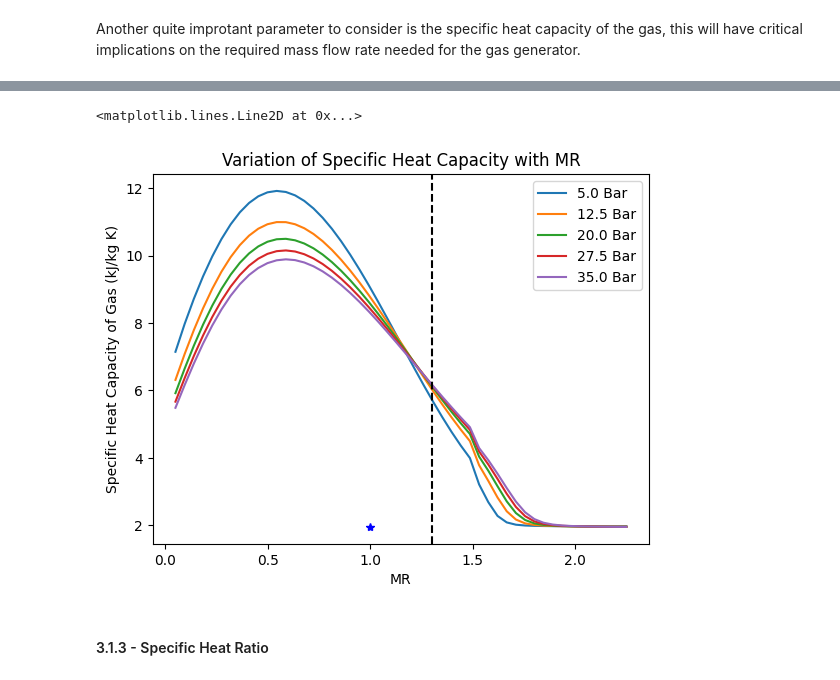
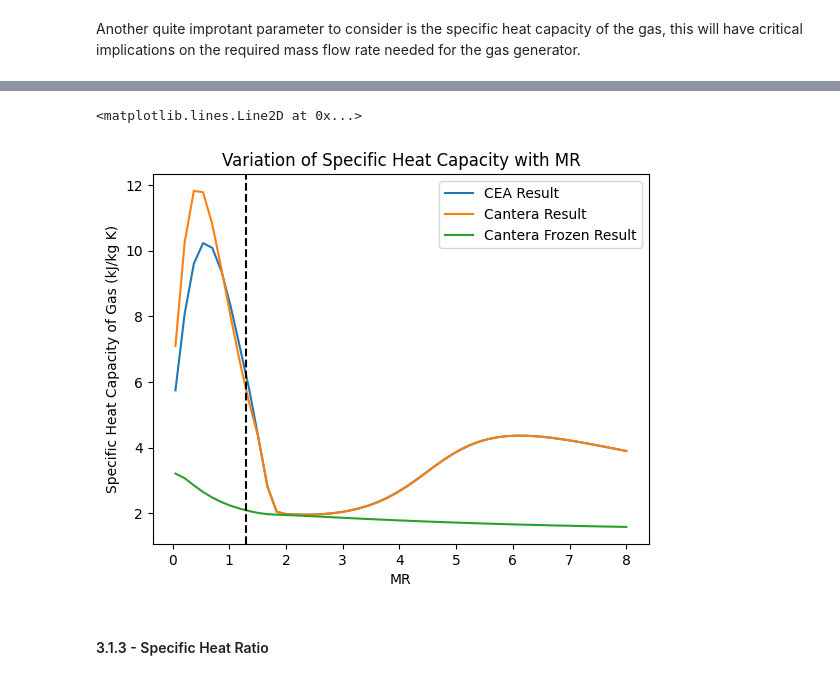
Before and after one commit to EliasAoubala/MermaidManBarnacleBoy, a Jupyter notebook: docs/fluidics/gas_generator.ipynb, the cells around one changed output, grey strips where cells are left out. Cells and saved outputs as stored; diff of their text form; code cells hidden in the pictures.

Commit message:
Added cantera solution to the gas generator sizing

```diff
--- a/docs/fluidics/gas_generator.ipynb
+++ b/docs/fluidics/gas_generator.ipynb
@@ -69,6 +71,12 @@ cea = CEA_Obj(
     density_units="kg/m^3",
     specific_heat_units="J/kg-K",
 )
+
+ctr = CombustionCantera(fuel="C3H8O,2propanol",
+                        oxidiser="N2O",
+                        species_file="n2o_ipa.yaml",
+                        look_up=False,
+                        look_up_file = "combustion_date.csv")
 # %% [markdown]
 #### 3.1.1 - Combustion Temperature
 # %% [markdown]
@@ -76,9 +119,11 @@ We can assume the following chamber conditions for the gas generator
 # %%
-P_array = np.linspace(5, 35, 4)
+P_array = np.linspace(10, 35, 4)
 
-O_F_array = np.arange(0.25, 3 + 0.25, 0.25)
+O_F_array = np.arange(0.25, 6, 0.25)
 
 T_add_array = np.zeros((O_F_array.size, P_array.size))
+
+T_add_can_array = np.zeros((O_F_array.size, P_array.size))
 
 i = 0
 for o_f in O_F_array:
@@ -88,6 +133,11 @@ for o_f in O_F_array:
 
         T_add = cea.get_Temperatures(Pc=P, MR=o_f)[0]
 
+        T_add_can = ctr.get_thermo_prop(
+            Pcc=P * 1e5, MR=o_f, frozen=False
+        ).get_temperature()
+
+        T_add_can_array[i, k] = T_add_can
         T_add_array[i, k]  = T_add
 
         k += 1
@@ -101,6 +167,7 @@ print(cea.get_Temperatures(Pc=20, MR=1)[0])
 i = 0
 for row in P_array:
     plt.plot(O_F_array, T_add_array[:, i], label = f"{row:0.1f} Bar")
+    plt.plot(O_F_array, T_add_can_array[:, i], label=f"{row:0.1f} Bar")
 
     i += 1
 plt.legend()
@@ -163,11 +230,15 @@ plt.plot(0.75, 800, marker="*", color="r")
 # %% [markdown]
 Another quite improtant parameter to consider is the specific heat capacity of the gas, this will have critical implications on the required mass flow rate needed for the gas generator.
 # %%
-P_array = np.linspace(5, 35, 5)
+P_array = np.array([25])
 
-O_F_array = np.linspace(0.05, 2.25, 50)
+O_F_array = np.linspace(0.05, 8, 50)
 
 cp_add_array = np.zeros((O_F_array.size, P_array.size))
+
+cp_cant_array = np.zeros((O_F_array.size, P_array.size))
+
+cp_cant_fz_array = np.zeros((O_F_array.size, P_array.size))
 
 T_add_array = np.zeros((O_F_array.size, P_array.size))
 
@@ -179,7 +250,17 @@ for o_f in O_F_array:
 
         Cp_add = cea.get_Chamber_Cp(Pc=P, MR=o_f)
 
+        cp_cant = ctr.get_thermo_prop(
+            Pcc=P * 1e5, MR=o_f, frozen=False
+        ).get_cp()
+
+        cp_cant_fz = ctr.get_thermo_prop(Pcc=P * 1e5, MR=o_f, frozen=True).get_cp()
+
         cp_add_array[i, k]  = Cp_add
+
+        cp_cant_array[i, k] = cp_cant
+
+        cp_cant_fz_array[i, k] = cp_cant_fz
 
         k += 1
 
@@ -187,18 +286,19 @@ for o_f in O_F_array:
 # %%
 i = 0
 for row in P_array:
-    plt.plot(O_F_array, cp_add_array[:, i]/1e3, label = f"{row} Bar")
+    plt.plot(O_F_array, cp_add_array[:, i]/1e3, label = f"CEA Result")
+    plt.plot(O_F_array, cp_cant_array[:, i] / 1e3, label=f"Cantera Result")
+    plt.plot(O_F_array, cp_cant_fz_array[:, i] / 1e3, label=f"Cantera Frozen Result")
 
     i += 1
-plt.plot(1, Cp_add/1e3 , marker="*", color="b")
 plt.legend()
 plt.xlabel("MR")
 plt.ylabel("Specific Heat Capacity of Gas (kJ/kg K)")
 plt.title("Variation of Specific Heat Capacity with MR")
 plt.axvline(1.3, linestyle="--", color="k")
 # %% [output]
 <matplotlib.lines.Line2D at 0x...>
-[figure, old version]
+[figure, new version]
 # %% [markdown]
 #### 3.1.3 - Specific Heat Ratio
 # %% [markdown]
```
Also changed, not shown: parts of 17 cells of this notebook, 3 other files.
